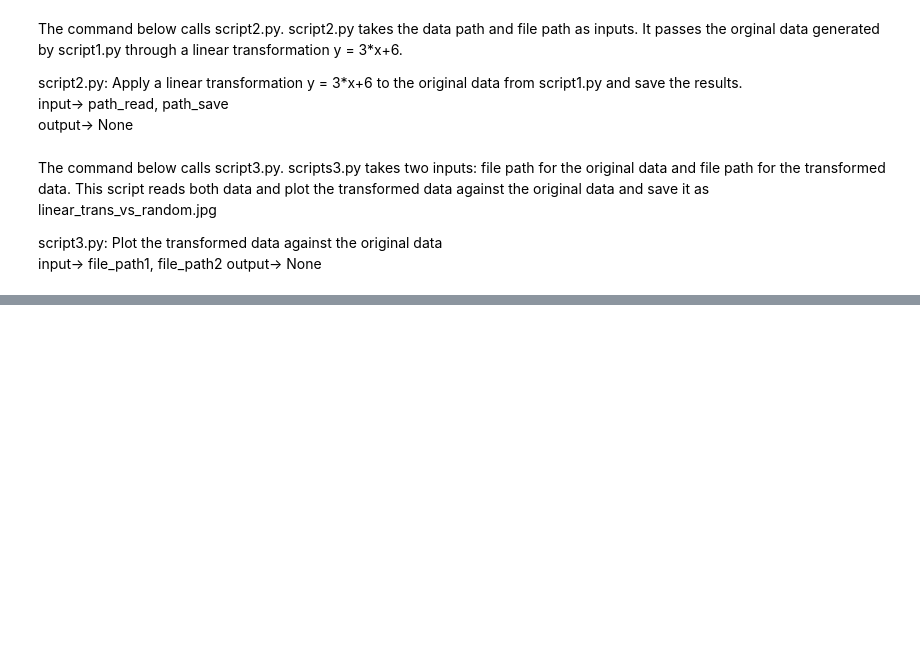
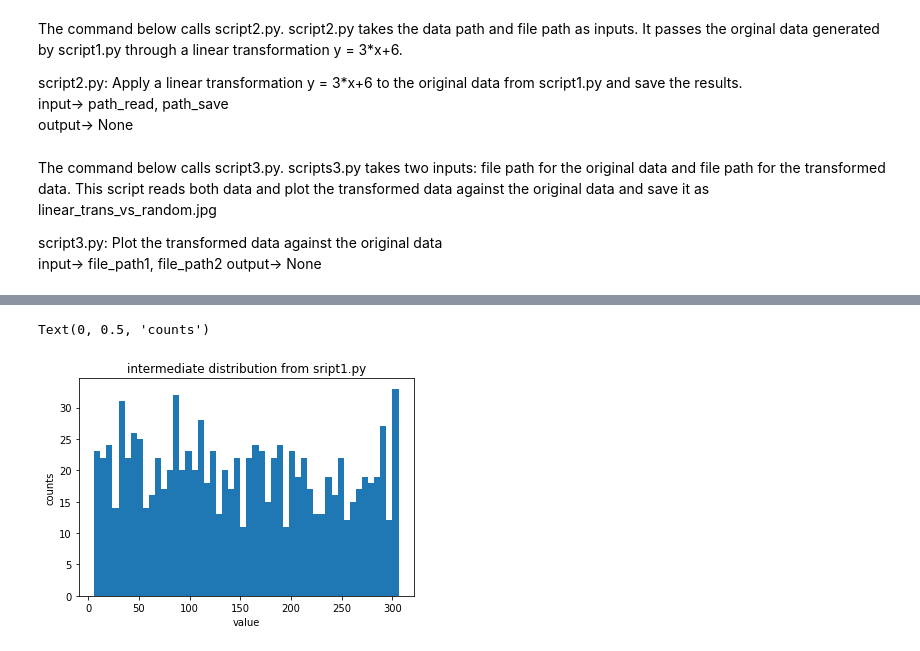
Before and after one commit to RuohanRYAN/Zenodo_example, a Jupyter notebook: notebook_script.ipynb, the cells around one changed output, grey strips where cells are left out. Cells and saved outputs as stored; diff of their text form; code cells hidden in the pictures; blank space fills up the shorter version.

```diff
--- a/notebook_script.ipynb
+++ b/notebook_script.ipynb
@@ -26,0 +42,11 @@ output-> None
+# %%
+data2 = pd.read_csv("script2_output.csv")
+y = data2["value"].values
+fig2,ax2 = plt.subplots()
+ax2.hist(y,bins = 50)
+ax2.set_title("intermediate distribution from sript1.py")
+ax2.set_xlabel("value")
+ax2.set_ylabel("counts")
+# %% [output]
+Text(0, 0.5, 'counts')
+[figure, added]
```
Also changed, not shown: parts of 2 cells of this notebook, 1 other file.
